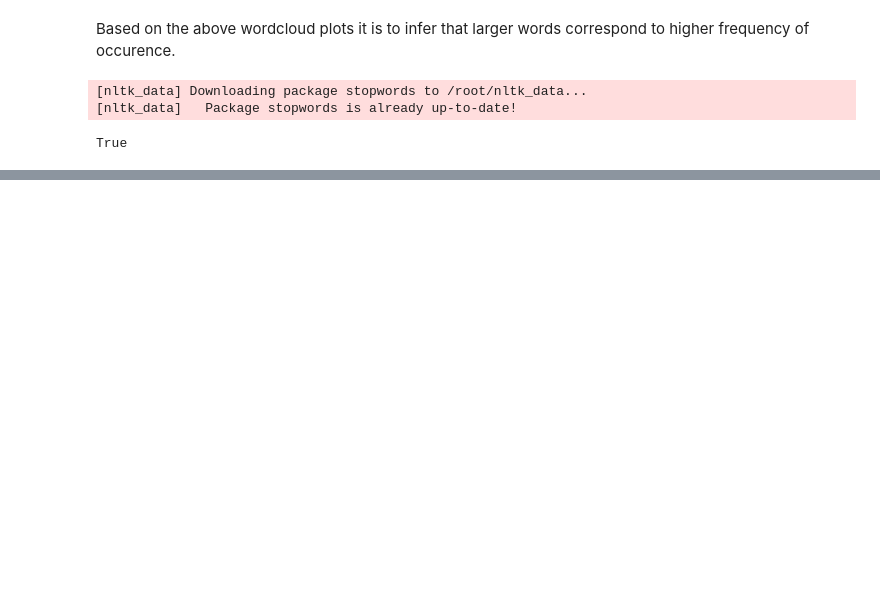
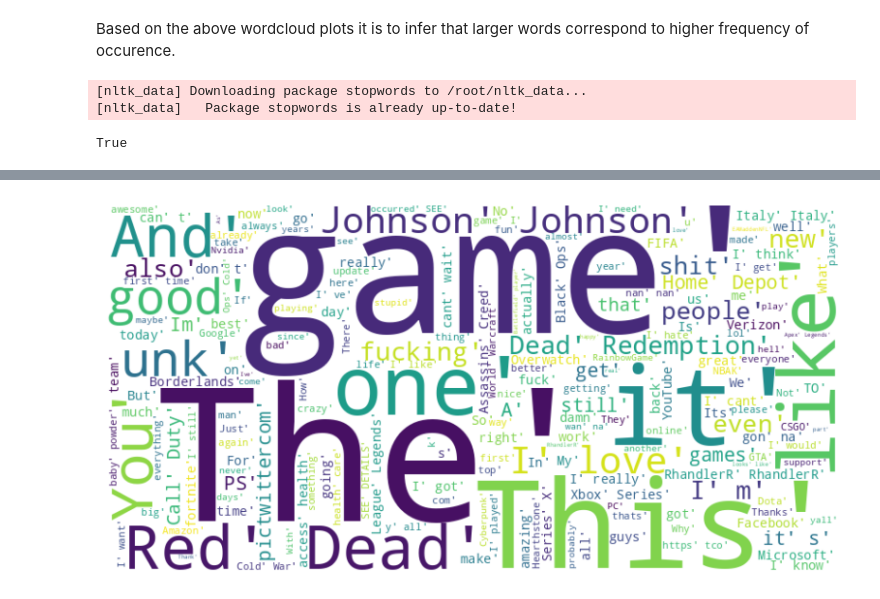
Before and after one commit to VinayUpadhyayula/cs595, a Jupyter notebook: Twitter_Sentiment_Analysis.ipynb, the cells around one changed output, grey strips where cells are left out. Drawn from its saved outputs; the diff is of its cells as text; code cells hidden in the pictures; blank space fills up the shorter version.

```diff
--- a/Twitter_Sentiment_Analysis.ipynb
+++ b/Twitter_Sentiment_Analysis.ipynb
@@ -111,0 +172,6 @@ train, test = train_test_split(data, test_size = 0.3)
+# %%
+#Removing numbers
+def cleaning_numbers(data):
+    return re.sub('[0-9]+', '', data)
+data['text'] = data['text'].apply(lambda x: cleaning_numbers(x))
+data['text'].tail(40)
@@ -146,0 +229,9 @@ dict_keys(['played', 'public', 'game', 'week.', 'fix', 'please,', 'goddamn', 'ma
+# %%
+#Tokenization
+nltk.download('punkt')
+from nltk.tokenize import word_tokenize
+
+# Tokenize the text using word_tokenize
+data['text'] = data['text'].apply(lambda x: word_tokenize(str(x)))
+
+print(data['text'].head(50))
@@ -146,0 +258,8 @@ dict_keys(['played', 'public', 'game', 'week.', 'fix', 'please,', 'goddamn', 'ma
+# %%
+#Stemming
+st = nltk.PorterStemmer()
+def stemming_on_text(data):
+    text = [st.stem(word) for word in data]
+    return data
+data['text']= data['text'].apply(lambda x: stemming_on_text(x))
+data['text'].head()
@@ -146,0 +273,9 @@ dict_keys(['played', 'public', 'game', 'week.', 'fix', 'please,', 'goddamn', 'ma
+# %%
+#Lemmatization
+nltk.download('wordnet')
+lm = nltk.WordNetLemmatizer()
+def lemmatizer_on_text(data):
+    text = [lm.lemmatize(word) for word in data]
+    return data
+data['text'] = data['text'].apply(lambda x: lemmatizer_on_text(x))
+data['text'].head(50)
@@ -146,0 +302,5 @@ dict_keys(['played', 'public', 'game', 'week.', 'fix', 'please,', 'goddamn', 'ma
+# %%
+#wordcloud after data cleaning, stemming and lemmatization
+display_wordcloud(data)
+# %% [output]
+[figure, added]
```
Also changed, not shown: parts of 21 cells of this notebook.
